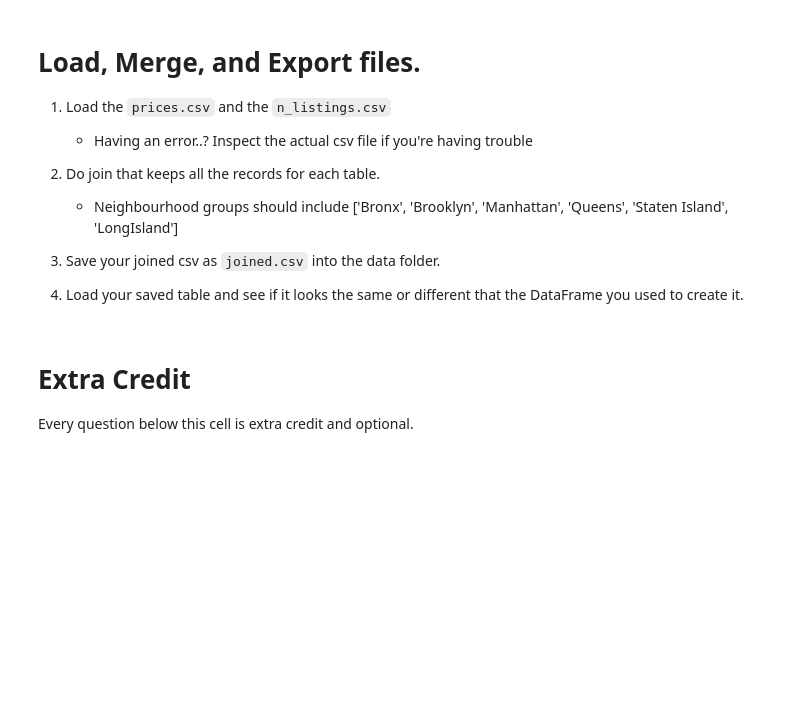
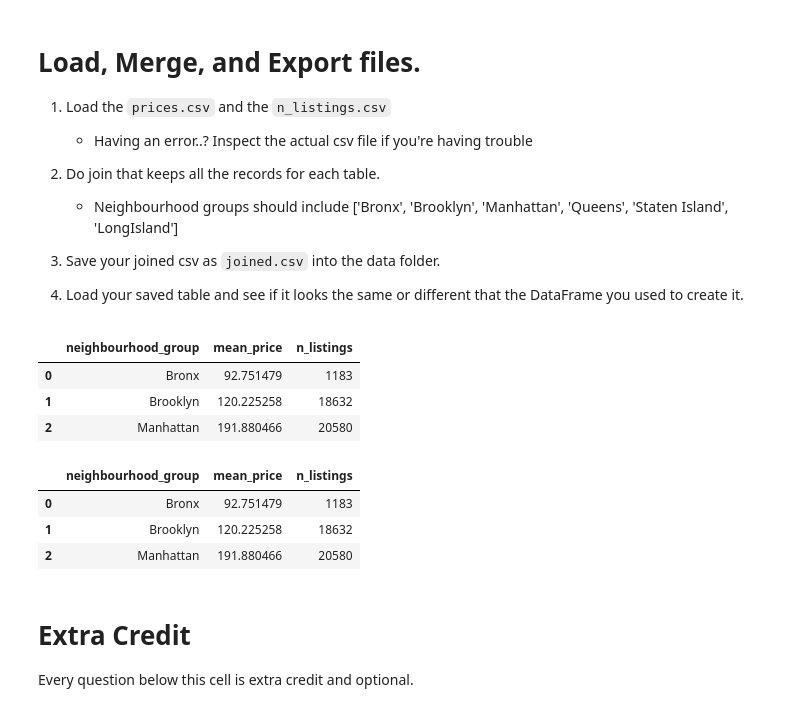
Before and after one commit to jlau0228/my-fork-2024-DS-Tue, a Jupyter notebook: Week-01-Pandas/Exercise-JL.ipynb, the cells around one changed output. Drawn from its saved outputs; the diff is of its cells as text; code cells hidden in the pictures; blank space fills up the shorter version.

```diff
--- a/Week-01-Pandas/Exercise-JL.ipynb
+++ b/Week-01-Pandas/Exercise-JL.ipynb
@@ -239,9 +239,17 @@ gb['price'].agg(['count','min','max','mean','median','std'])
 4. Load your saved table and see if it looks the same or different that the DataFrame you used to create it.
 # %%
 # 1. Load the `prices.csv` and the `n_listings.csv`
-df2 = pd.read_csv('data\prices.csv')
-df3 = pd.read_csv(r"data\n_listings.csv")
+dfprices = pd.read_csv('data\prices.csv')
+dflistings = pd.read_csv(r"data\n_listings.csv")
 # %%
 # 2. Do join that keeps all the records for each table.
+dflistings = pd.read_csv('data/n_listings.csv', sep=';')
+df = pd.merge(dfprices, dflistings, on = 'neighbourhood_group')
+df
+# %% [output]
+|  | neighbourhood_group | mean_price | n_listings |
+| 0 | Bronx | 92.751479 | 1183 |
+| 1 | Brooklyn | 120.225258 | 18632 |
+| 2 | Manhattan | 191.880466 | 20580 |
 # %%
 # 3. Save your joined csv as `joined.csv` into the data folder.
@@ -248,5 +258,12 @@ df3 = pd.read_csv(r"data\n_listings.csv")
 # %%
 # 4. Load your newly saved file, see if it looks the same.  If not, try saving with argument `index=False`
+newjoindf = pd.read_csv('data\joined.csv')
+newjoindf
+# %% [output]
+|  | neighbourhood_group | mean_price | n_listings |
+| 0 | Bronx | 92.751479 | 1183 |
+| 1 | Brooklyn | 120.225258 | 18632 |
+| 2 | Manhattan | 191.880466 | 20580 |
 # %% [markdown]
 # Extra Credit
 Every question below this cell is extra credit and optional.
```
Also changed, not shown: parts of 2 cells of this notebook, 1 other file.
